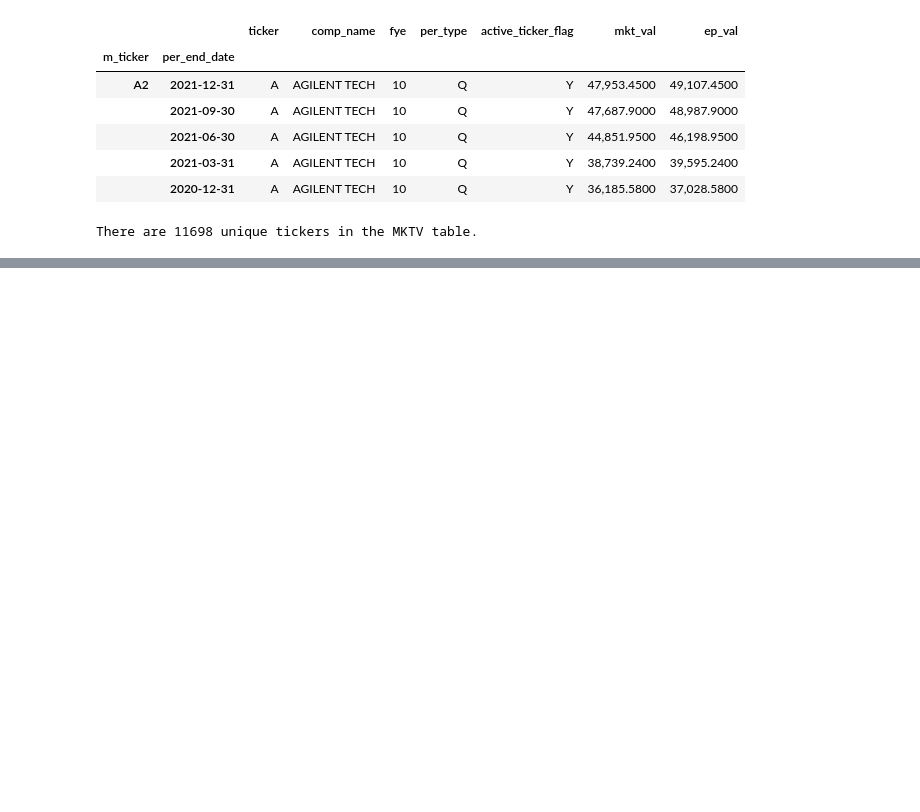
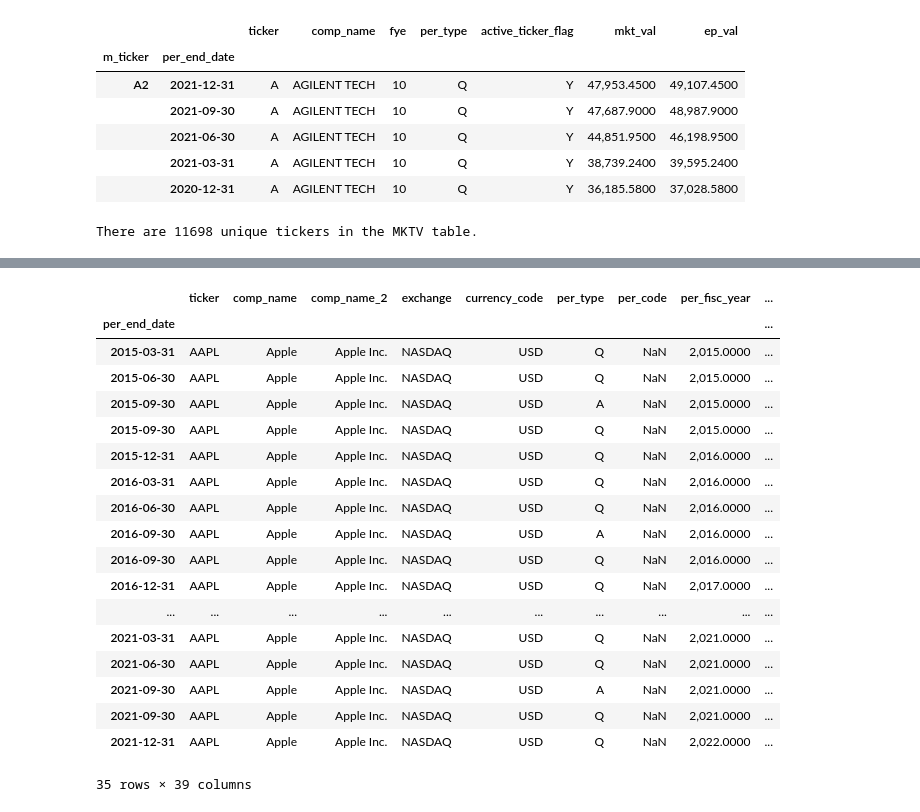
Before and after one commit to ethho/finm-33150, a Jupyter notebook: 20230126_hw3_ho_ethan_12350006.ipynb, the cells around one changed output, grey strips where cells are left out. Saved outputs shown, nothing was run; the diff lists cells and outputs as text; code cells hidden in the pictures; blank space fills up the shorter version.

```diff
--- a/20230126_hw3_ho_ethan_12350006.ipynb
+++ b/20230126_hw3_ho_ethan_12350006.ipynb
@@ -287,2 +293,3 @@ There are 11698 unique tickers in the MKTV table.
 # %%
-debt_to_mkt = fc.merge(mktv['mkt_val'], how='left', left_index=True, right_index=True)
+fr_mkt = fr.merge(mktv['mkt_val'], how='outer', left_index=True, right_index=True)
+fr_mkt
@@ -310,0 +334,22 @@ debt_to_mkt.loc['A2']
+# %%
+fr_mkt.loc['AAPL']
+# %% [output]
+|  | ticker | comp_name | comp_name_2 | exchange | currency_code | per_type | per_code | per_fisc_year | ... |
+| per_end_date |  |  |  |  |  |  |  |  | ... |
+| 2015-03-31 | AAPL | Apple | Apple Inc. | NASDAQ | USD | Q | NaN | 2,015.0000 | ... |
+| 2015-06-30 | AAPL | Apple | Apple Inc. | NASDAQ | USD | Q | NaN | 2,015.0000 | ... |
+| 2015-09-30 | AAPL | Apple | Apple Inc. | NASDAQ | USD | A | NaN | 2,015.0000 | ... |
+| 2015-09-30 | AAPL | Apple | Apple Inc. | NASDAQ | USD | Q | NaN | 2,015.0000 | ... |
+| 2015-12-31 | AAPL | Apple | Apple Inc. | NASDAQ | USD | Q | NaN | 2,016.0000 | ... |
+| 2016-03-31 | AAPL | Apple | Apple Inc. | NASDAQ | USD | Q | NaN | 2,016.0000 | ... |
+| 2016-06-30 | AAPL | Apple | Apple Inc. | NASDAQ | USD | Q | NaN | 2,016.0000 | ... |
+| 2016-09-30 | AAPL | Apple | Apple Inc. | NASDAQ | USD | A | NaN | 2,016.0000 | ... |
+| 2016-09-30 | AAPL | Apple | Apple Inc. | NASDAQ | USD | Q | NaN | 2,016.0000 | ... |
+| 2016-12-31 | AAPL | Apple | Apple Inc. | NASDAQ | USD | Q | NaN | 2,017.0000 | ... |
+| ... | ... | ... | ... | ... | ... | ... | ... | ... | ... |
+| 2021-03-31 | AAPL | Apple | Apple Inc. | NASDAQ | USD | Q | NaN | 2,021.0000 | ... |
+| 2021-06-30 | AAPL | Apple | Apple Inc. | NASDAQ | USD | Q | NaN | 2,021.0000 | ... |
+| 2021-09-30 | AAPL | Apple | Apple Inc. | NASDAQ | USD | A | NaN | 2,021.0000 | ... |
+| 2021-09-30 | AAPL | Apple | Apple Inc. | NASDAQ | USD | Q | NaN | 2,021.0000 | ... |
+| 2021-12-31 | AAPL | Apple | Apple Inc. | NASDAQ | USD | Q | NaN | 2,022.0000 | ... |
+35 rows × 39 columns
```
Also changed, not shown: parts of 10 cells of this notebook.
